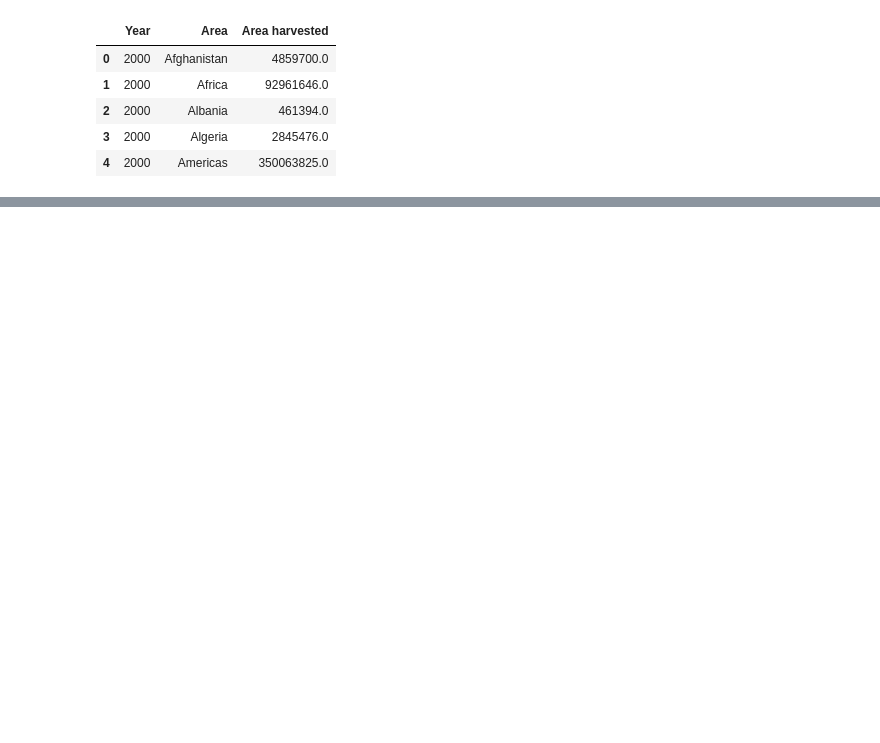
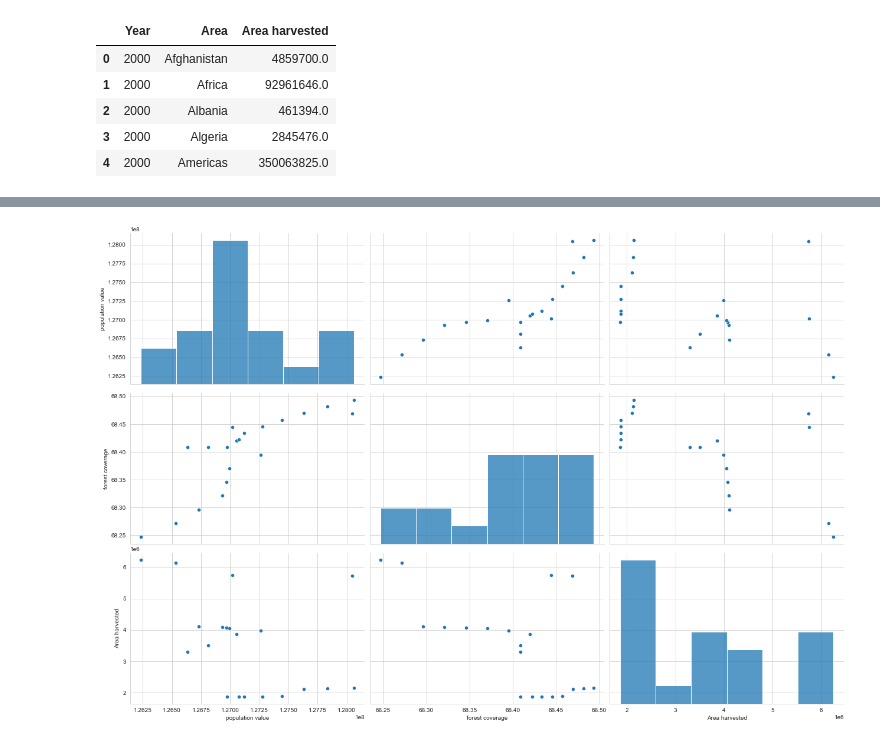
Before and after one commit to BoSuto/Specialist-Certificate-in-Data-Analytics-Essential-Jan-2023, a Jupyter notebook: Project_May_2023.ipynb, the cells around one changed output, grey strips where cells are left out. Cells and saved outputs as stored; diff of their text form; code cells hidden in the pictures; blank space fills up the shorter version.

Commit message:
sns.pairplot

```diff
--- a/Project_May_2023.ipynb
+++ b/Project_May_2023.ipynb
@@ -717,0 +658,8 @@ Notes:
+# %%
+columns_of_interest = ['population value', 'forest coverage', 'Area harvested']
+data = df_filtered_Japan[columns_of_interest]
+
+sns.pairplot(data, height=4, aspect=1.5,)
+plt.show()
+# %% [output]
+[figure, added]
```
Also changed, not shown: parts of 51 cells of this notebook.
